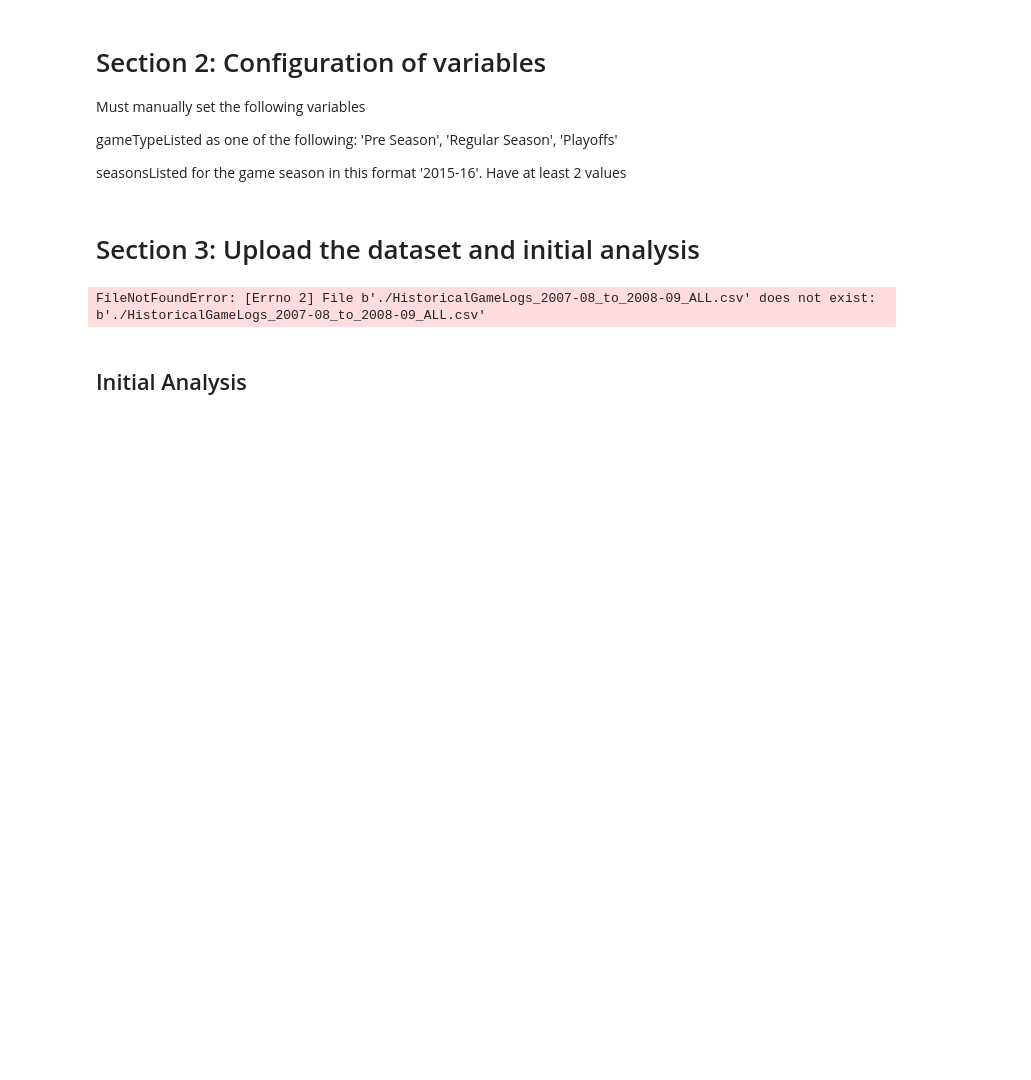
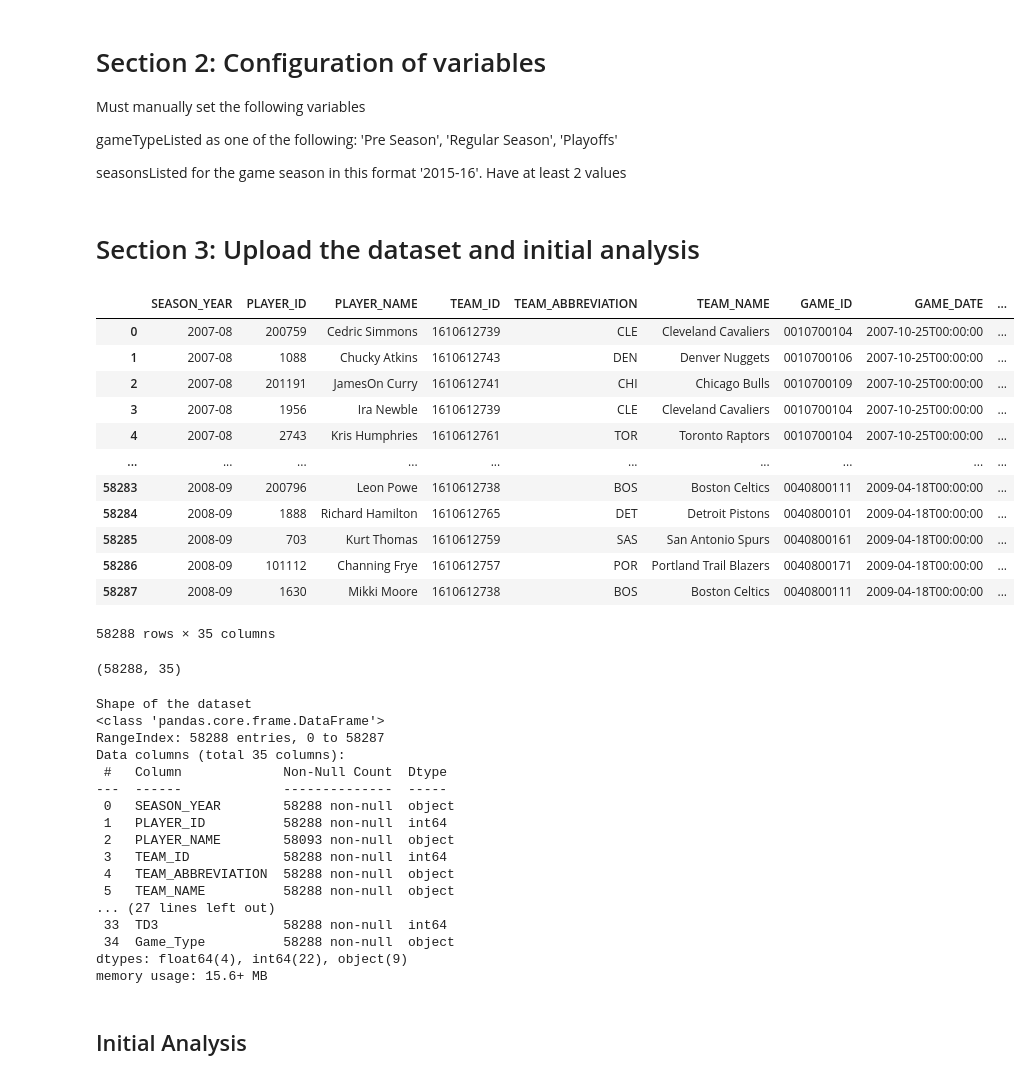
Before and after one commit to bhavikapatil/Capstone, a Jupyter notebook: Code/_Dennis_Sandbox/DAT 205-Group01-NBA-HistPlayGameLogs-01Transform.ipynb, the cells around one changed output. Drawn from its saved outputs; the diff is of its cells as text; code cells hidden in the pictures; blank space fills up the shorter version.

```diff
--- a/Code/_Dennis_Sandbox/DAT 205-Group01-NBA-HistPlayGameLogs-01Transform.ipynb
+++ b/Code/_Dennis_Sandbox/DAT 205-Group01-NBA-HistPlayGameLogs-01Transform.ipynb
@@ -170,33 +178,71 @@ countFirstYear = 0
 # %%
 # load the CSV or Excel file
 # Note the other option in Jupyter Notebook is to use the upload the csv files before running the code
-df = pd.read_csv(filename)
+
+# lst of column names which needs to be string
+lst_str_cols = ['GAME_ID']
+# use dictionary comprehension to make dict of dtypes
+dict_dtypes = {x : 'str'  for x in lst_str_cols}
+# use dict on dtypes
+df = pd.read_csv(filename, dtype=dict_dtypes)
+
+# Excel file import
 # df = pd.read_excel(filename)
 
 
 # Remove duplicate index from import
 unwanted_list = ['Unnamed: 0']
 
 X_headers_list = df.columns.tolist()
 
 for x in unwanted_list:
     X_headers_list.remove(x)
 
 # Display current dataframe
 df_Initial = df[X_headers_list]
 
 # VALIDATION CODE
 if debug_active == 'yes':
     display(df_Initial)
     # Examine shape of dataframe
     display(df_Initial.shape)
     # Examine the type of attributes in the dataframe
     print("Shape of the dataset")
     df_Initial.info()
     # Describe the numerical data
     df_Initial.describe()
 # %% [output]
+|  | SEASON_YEAR | PLAYER_ID | PLAYER_NAME | TEAM_ID | TEAM_ABBREVIATION | TEAM_NAME | GAME_ID | GAME_DATE | ... |
+| 0 | 2007-08 | 200759 | Cedric Simmons | 1610612739 | CLE | Cleveland Cavaliers | 0010700104 | 2007-10-25T00:00:00 | ... |
+| 1 | 2007-08 | 1088 | Chucky Atkins | 1610612743 | DEN | Denver Nuggets | 0010700106 | 2007-10-25T00:00:00 | ... |
+| 2 | 2007-08 | 201191 | JamesOn Curry | 1610612741 | CHI | Chicago Bulls | 0010700109 | 2007-10-25T00:00:00 | ... |
+| 3 | 2007-08 | 1956 | Ira Newble | 1610612739 | CLE | Cleveland Cavaliers | 0010700104 | 2007-10-25T00:00:00 | ... |
+| 4 | 2007-08 | 2743 | Kris Humphries | 1610612761 | TOR | Toronto Raptors | 0010700104 | 2007-10-25T00:00:00 | ... |
+| ... | ... | ... | ... | ... | ... | ... | ... | ... | ... |
+| 58283 | 2008-09 | 200796 | Leon Powe | 1610612738 | BOS | Boston Celtics | 0040800111 | 2009-04-18T00:00:00 | ... |
+| 58284 | 2008-09 | 1888 | Richard Hamilton | 1610612765 | DET | Detroit Pistons | 0040800101 | 2009-04-18T00:00:00 | ... |
+| 58285 | 2008-09 | 703 | Kurt Thomas | 1610612759 | SAS | San Antonio Spurs | 0040800161 | 2009-04-18T00:00:00 | ... |
+| 58286 | 2008-09 | 101112 | Channing Frye | 1610612757 | POR | Portland Trail Blazers | 0040800171 | 2009-04-18T00:00:00 | ... |
+| 58287 | 2008-09 | 1630 | Mikki Moore | 1610612738 | BOS | Boston Celtics | 0040800111 | 2009-04-18T00:00:00 | ... |
-FileNotFoundError: [Errno 2] File b'./HistoricalGameLogs_2007-08_to_2008-09_ALL.csv' does not exist: b'./HistoricalGameLogs_2007-08_to_2008-09_ALL.csv'
+58288 rows × 35 columns
+(58288, 35)
+Shape of the dataset
+<class 'pandas.core.frame.DataFrame'>
+RangeIndex: 58288 entries, 0 to 58287
+Data columns (total 35 columns):
+ #   Column             Non-Null Count  Dtype
+---  ------             --------------  -----
+ 0   SEASON_YEAR        58288 non-null  object
+ 1   PLAYER_ID          58288 non-null  int64
+ 2   PLAYER_NAME        58093 non-null  object
+ 3   TEAM_ID            58288 non-null  int64
+ 4   TEAM_ABBREVIATION  58288 non-null  object
+ 5   TEAM_NAME          58288 non-null  object
+... (27 lines left out)
+ 33  TD3                58288 non-null  int64
+ 34  Game_Type          58288 non-null  object
+dtypes: float64(4), int64(22), object(9)
+memory usage: 15.6+ MB
 # %% [markdown]
 ## Initial Analysis
 # %%
```
Also changed, not shown: parts of 34 cells of this notebook.
